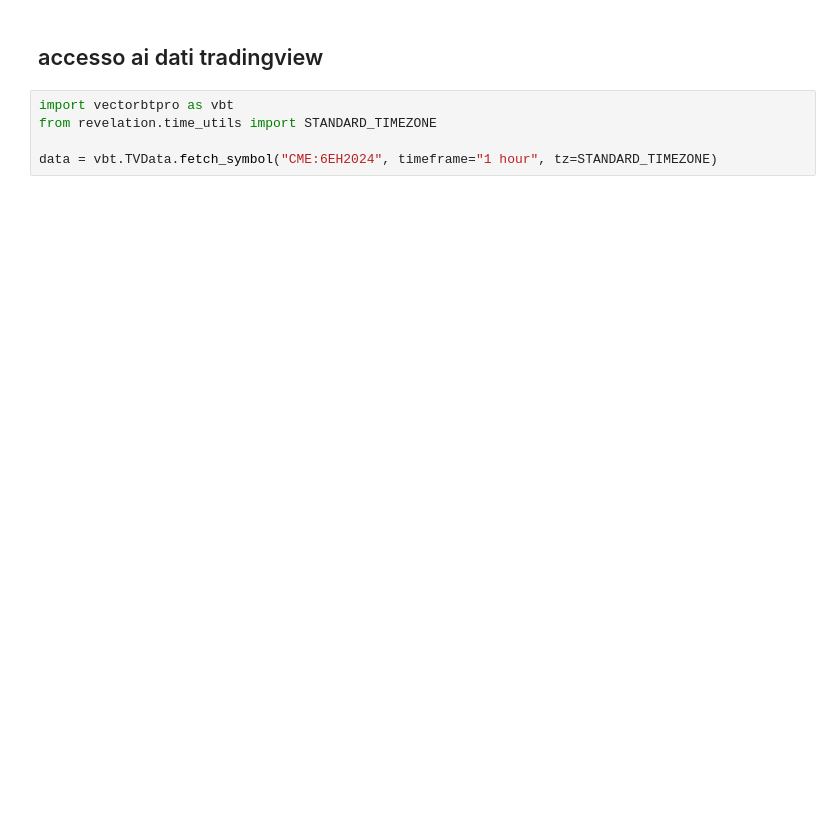
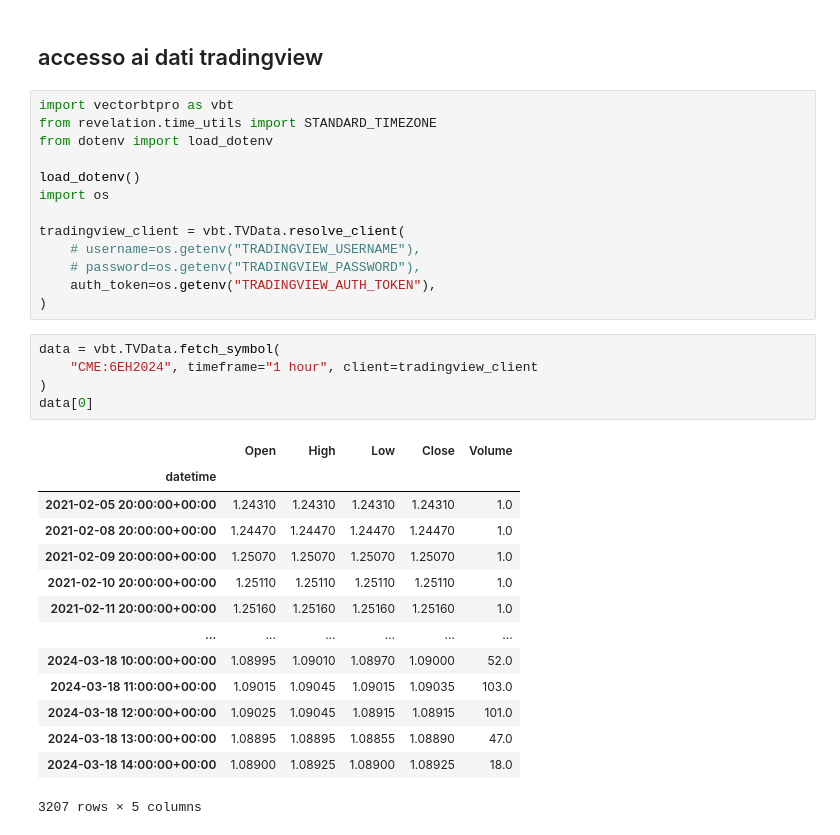
Before and after one commit to MK27MK/kaos, a Jupyter notebook: examples/study_london_session.ipynb, the cells around one changed output. Cells and saved outputs as stored; diff of their text form; blank space fills up the shorter version.

```diff
--- a/examples/study_london_session.ipynb
+++ b/examples/study_london_session.ipynb
@@ -37,6 +42,34 @@ chart.load()
 # %%
 import vectorbtpro as vbt
 from revelation.time_utils import STANDARD_TIMEZONE
+from dotenv import load_dotenv
 
-data = vbt.TVData.fetch_symbol("CME:6EH2024", timeframe="1 hour", tz=STANDARD_TIMEZONE)
+load_dotenv()
+import os
+
+tradingview_client = vbt.TVData.resolve_client(
+    # username=os.getenv("TRADINGVIEW_USERNAME"),
+    # password=os.getenv("TRADINGVIEW_PASSWORD"),
+    auth_token=os.getenv("TRADINGVIEW_AUTH_TOKEN"),
+)
+# %%
+data = vbt.TVData.fetch_symbol(
+    "CME:6EH2024", timeframe="1 hour", client=tradingview_client
+)
+data[0]
+# %% [output]
+|  | Open | High | Low | Close | Volume |
+| datetime |  |  |  |  |  |
+| 2021-02-05 20:00:00+00:00 | 1.24310 | 1.24310 | 1.24310 | 1.24310 | 1.0 |
+| 2021-02-08 20:00:00+00:00 | 1.24470 | 1.24470 | 1.24470 | 1.24470 | 1.0 |
+| 2021-02-09 20:00:00+00:00 | 1.25070 | 1.25070 | 1.25070 | 1.25070 | 1.0 |
+| 2021-02-10 20:00:00+00:00 | 1.25110 | 1.25110 | 1.25110 | 1.25110 | 1.0 |
+| 2021-02-11 20:00:00+00:00 | 1.25160 | 1.25160 | 1.25160 | 1.25160 | 1.0 |
+| ... | ... | ... | ... | ... | ... |
+| 2024-03-18 10:00:00+00:00 | 1.08995 | 1.09010 | 1.08970 | 1.09000 | 52.0 |
+| 2024-03-18 11:00:00+00:00 | 1.09015 | 1.09045 | 1.09015 | 1.09035 | 103.0 |
+| 2024-03-18 12:00:00+00:00 | 1.09025 | 1.09045 | 1.08915 | 1.08915 | 101.0 |
+| 2024-03-18 13:00:00+00:00 | 1.08895 | 1.08895 | 1.08855 | 1.08890 | 47.0 |
+| 2024-03-18 14:00:00+00:00 | 1.08900 | 1.08925 | 1.08900 | 1.08925 | 18.0 |
+3207 rows × 5 columns
 # %%
```
Also changed, not shown: parts of 4 cells of this notebook, 1 other file.
